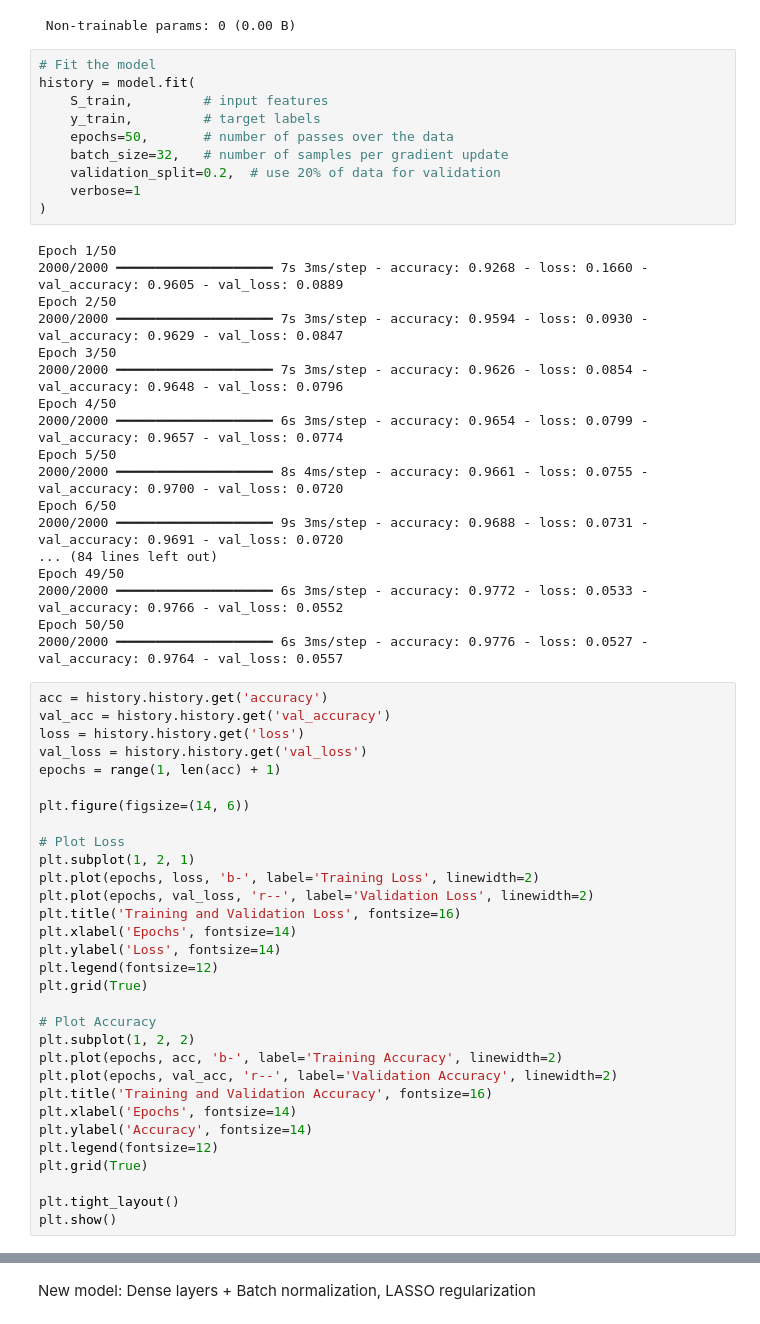
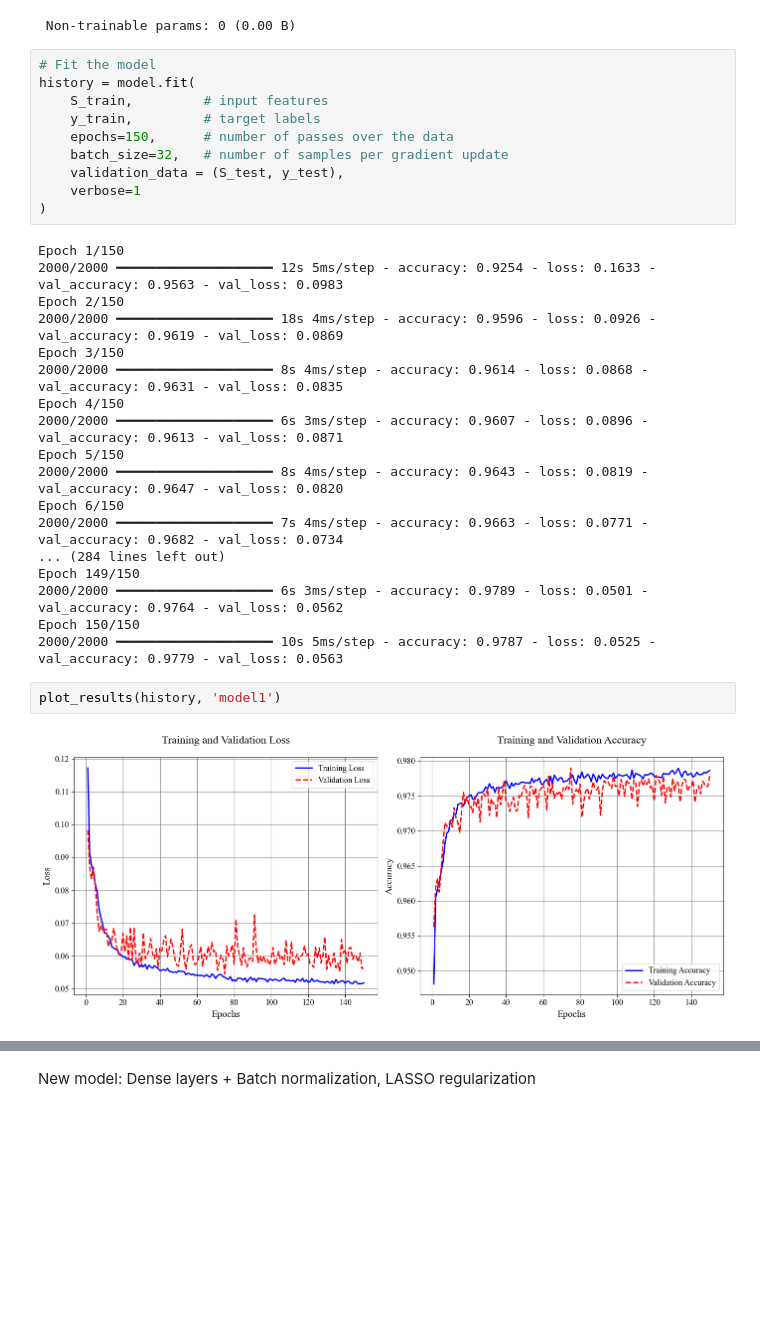
Before and after one commit to Richardforphys/AstroStatistics, a Jupyter notebook: Notebooks/Exam/LIGO/LIGO_NN.ipynb, the cells around one changed output, grey strips where cells are left out. Saved outputs shown, nothing was run; the diff lists cells and outputs as text; blank space fills up the shorter version.

```diff
--- a/Notebooks/Exam/LIGO/LIGO_NN.ipynb
+++ b/Notebooks/Exam/LIGO/LIGO_NN.ipynb
@@ -89,57 +122,30 @@ Model: "sequential"
 history = model.fit(
     S_train,         # input features
     y_train,         # target labels
-    epochs=50,       # number of passes over the data
+    epochs=150,      # number of passes over the data
     batch_size=32,   # number of samples per gradient update
-    validation_split=0.2,  # use 20% of data for validation
+    validation_data = (S_test, y_test),
     verbose=1
 )
 # %% [output]
-Epoch 1/50
-2000/2000 ━━━━━━━━━━━━━━━━━━━━ 7s 3ms/step - accuracy: 0.9268 - loss: 0.1660 - val_accuracy: 0.9605 - val_loss: 0.0889
-Epoch 2/50
-2000/2000 ━━━━━━━━━━━━━━━━━━━━ 7s 3ms/step - accuracy: 0.9594 - loss: 0.0930 - val_accuracy: 0.9629 - val_loss: 0.0847
-Epoch 3/50
-2000/2000 ━━━━━━━━━━━━━━━━━━━━ 7s 3ms/step - accuracy: 0.9626 - loss: 0.0854 - val_accuracy: 0.9648 - val_loss: 0.0796
-Epoch 4/50
-2000/2000 ━━━━━━━━━━━━━━━━━━━━ 6s 3ms/step - accuracy: 0.9654 - loss: 0.0799 - val_accuracy: 0.9657 - val_loss: 0.0774
-Epoch 5/50
-2000/2000 ━━━━━━━━━━━━━━━━━━━━ 8s 4ms/step - accuracy: 0.9661 - loss: 0.0755 - val_accuracy: 0.9700 - val_loss: 0.0720
-Epoch 6/50
-2000/2000 ━━━━━━━━━━━━━━━━━━━━ 9s 3ms/step - accuracy: 0.9688 - loss: 0.0731 - val_accuracy: 0.9691 - val_loss: 0.0720
-... (84 lines left out)
-Epoch 49/50
-2000/2000 ━━━━━━━━━━━━━━━━━━━━ 6s 3ms/step - accuracy: 0.9772 - loss: 0.0533 - val_accuracy: 0.9766 - val_loss: 0.0552
-Epoch 50/50
-2000/2000 ━━━━━━━━━━━━━━━━━━━━ 6s 3ms/step - accuracy: 0.9776 - loss: 0.0527 - val_accuracy: 0.9764 - val_loss: 0.0557
+Epoch 1/150
+2000/2000 ━━━━━━━━━━━━━━━━━━━━ 12s 5ms/step - accuracy: 0.9254 - loss: 0.1633 - val_accuracy: 0.9563 - val_loss: 0.0983
+Epoch 2/150
+2000/2000 ━━━━━━━━━━━━━━━━━━━━ 18s 4ms/step - accuracy: 0.9596 - loss: 0.0926 - val_accuracy: 0.9619 - val_loss: 0.0869
+Epoch 3/150
+2000/2000 ━━━━━━━━━━━━━━━━━━━━ 8s 4ms/step - accuracy: 0.9614 - loss: 0.0868 - val_accuracy: 0.9631 - val_loss: 0.0835
+Epoch 4/150
+2000/2000 ━━━━━━━━━━━━━━━━━━━━ 6s 3ms/step - accuracy: 0.9607 - loss: 0.0896 - val_accuracy: 0.9613 - val_loss: 0.0871
+Epoch 5/150
+2000/2000 ━━━━━━━━━━━━━━━━━━━━ 8s 4ms/step - accuracy: 0.9643 - loss: 0.0819 - val_accuracy: 0.9647 - val_loss: 0.0820
+Epoch 6/150
+2000/2000 ━━━━━━━━━━━━━━━━━━━━ 7s 4ms/step - accuracy: 0.9663 - loss: 0.0771 - val_accuracy: 0.9682 - val_loss: 0.0734
+... (284 lines left out)
+Epoch 149/150
+2000/2000 ━━━━━━━━━━━━━━━━━━━━ 6s 3ms/step - accuracy: 0.9789 - loss: 0.0501 - val_accuracy: 0.9764 - val_loss: 0.0562
+Epoch 150/150
+2000/2000 ━━━━━━━━━━━━━━━━━━━━ 10s 5ms/step - accuracy: 0.9787 - loss: 0.0525 - val_accuracy: 0.9779 - val_loss: 0.0563
 # %%
-acc = history.history.get('accuracy')
-val_acc = history.history.get('val_accuracy')
-loss = history.history.get('loss')
-val_loss = history.history.get('val_loss')
-epochs = range(1, len(acc) + 1)
-
-plt.figure(figsize=(14, 6))
-
-# Plot Loss
-plt.subplot(1, 2, 1)
-plt.plot(epochs, loss, 'b-', label='Training Loss', linewidth=2)
-plt.plot(epochs, val_loss, 'r--', label='Validation Loss', linewidth=2)
-plt.title('Training and Validation Loss', fontsize=16)
-plt.xlabel('Epochs', fontsize=14)
-plt.ylabel('Loss', fontsize=14)
-plt.legend(fontsize=12)
-plt.grid(True)
-
-# Plot Accuracy
-plt.subplot(1, 2, 2)
-plt.plot(epochs, acc, 'b-', label='Training Accuracy', linewidth=2)
-plt.plot(epochs, val_acc, 'r--', label='Validation Accuracy', linewidth=2)
-plt.title('Training and Validation Accuracy', fontsize=16)
-plt.xlabel('Epochs', fontsize=14)
-plt.ylabel('Accuracy', fontsize=14)
-plt.legend(fontsize=12)
-plt.grid(True)
-
-plt.tight_layout()
-plt.show()
+plot_results(history, 'model1')
+# %% [output]
+[figure, added]
```
Also changed, not shown: parts of 18 cells of this notebook, 14 other files.
